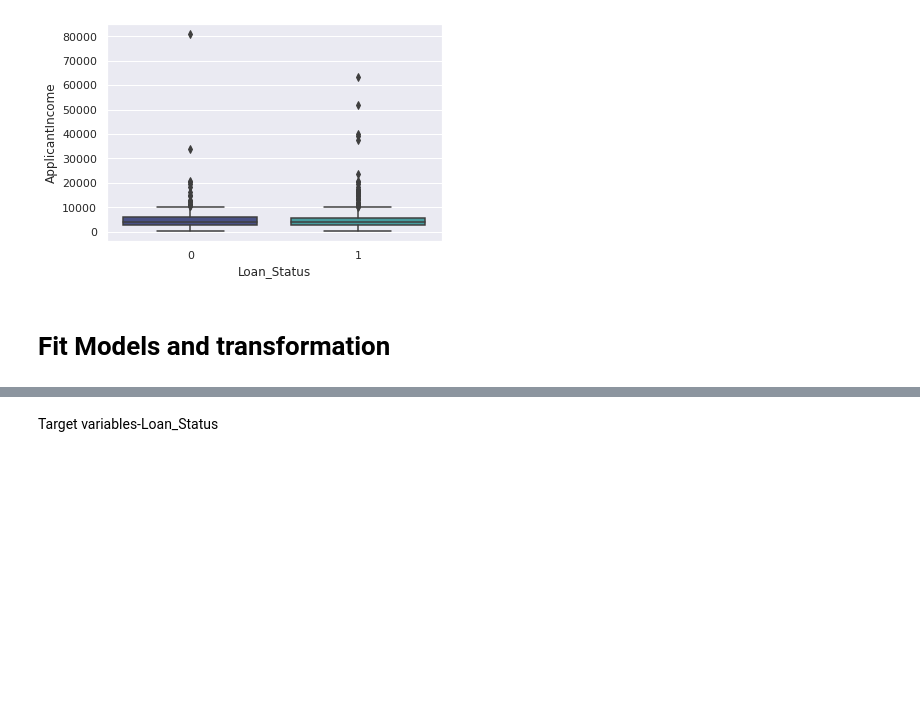
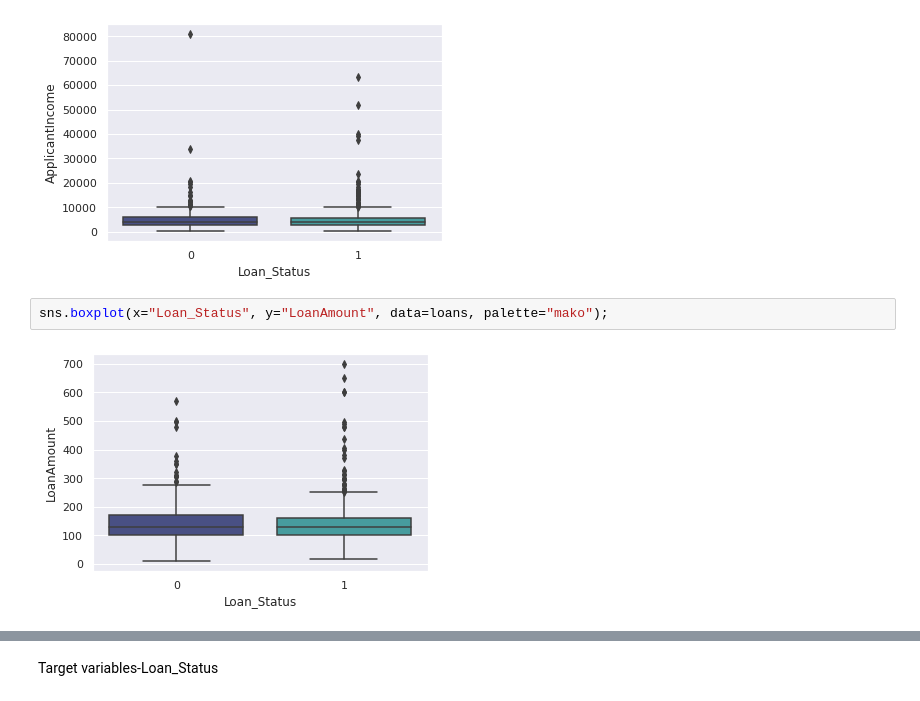
Before and after one commit to Idanleyb/Classification_Loans-, a Jupyter notebook: Loans_Qualification_Classification_Project.ipynb, the cells around one changed output, grey strips where cells are left out. Drawn from its saved outputs; the diff is of its cells as text; blank space fills up the shorter version.

```diff
--- a/Loans_Qualification_Classification_Project.ipynb
+++ b/Loans_Qualification_Classification_Project.ipynb
@@ -339,5 +357,7 @@ sns.histplot(data=loans, x="Loan_Amount_Term", kde=True, ax=axs[1, 1], color='re
 sns.boxplot(x="Loan_Status", y="ApplicantIncome", data=loans, palette="mako");
 # %% [output]
 [figure]
-# %% [markdown]
-# Fit Models and transformation
+# %%
+sns.boxplot(x="Loan_Status", y="LoanAmount", data=loans, palette="mako");
+# %% [output]
+[figure, added]
```
Also changed, not shown: parts of 184 cells of this notebook.
